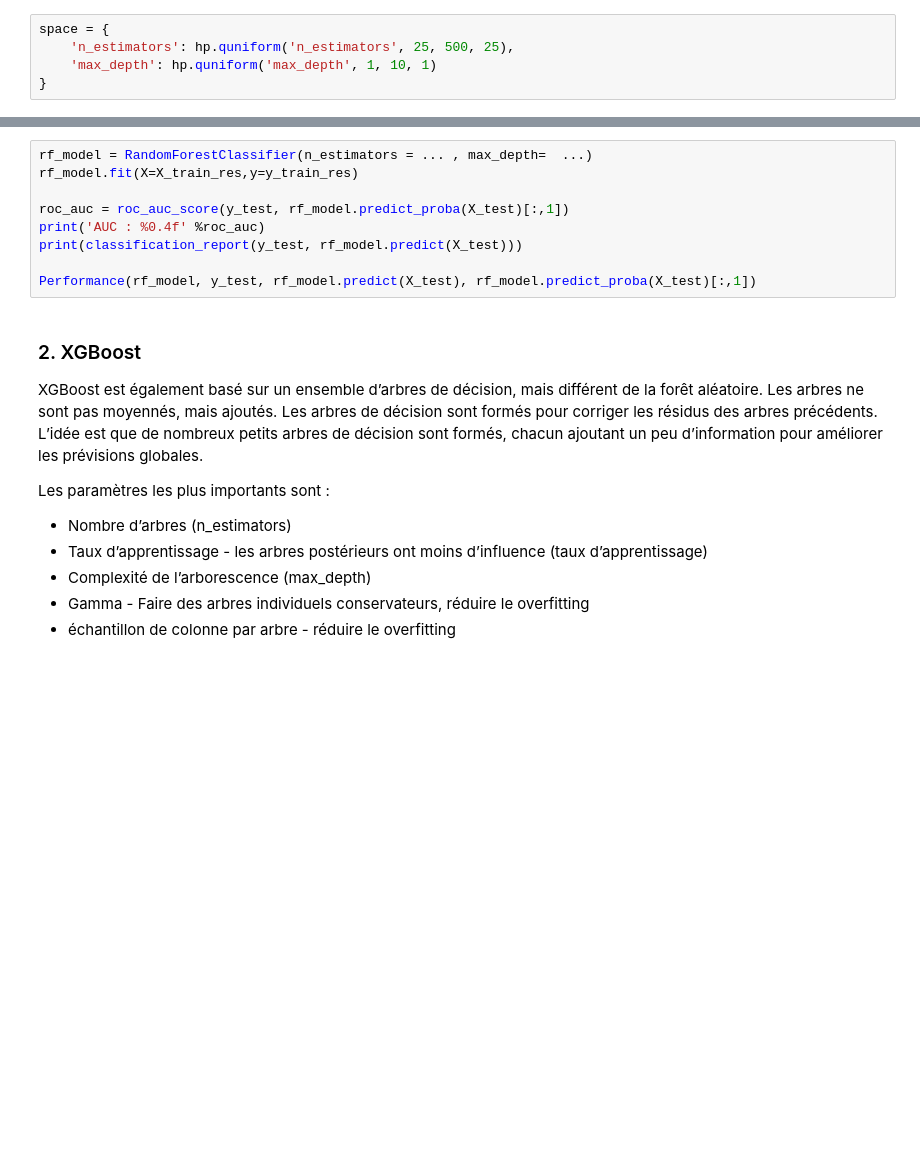
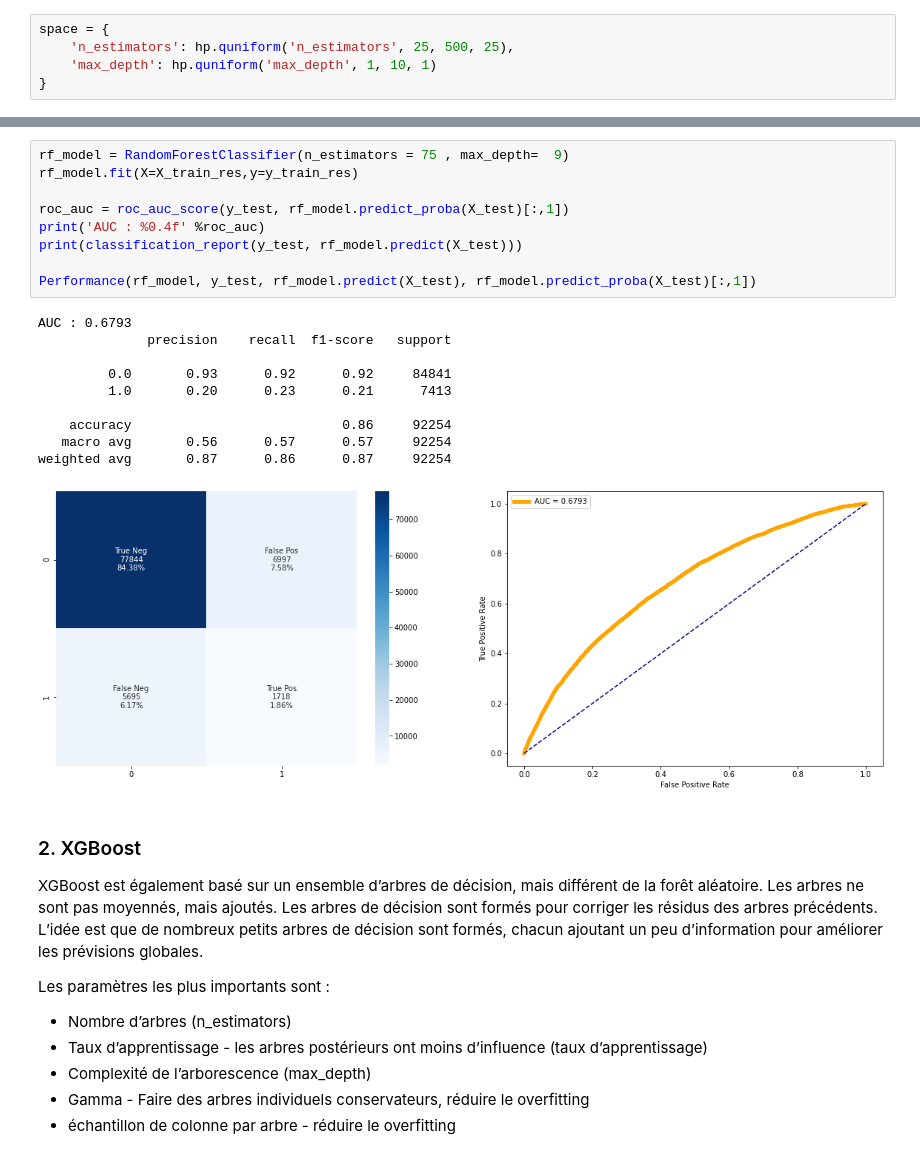
Before and after one commit to Soumaya-kh/scoring_model, a Jupyter notebook: P7_02_modelisation.ipynb, the cells around one changed output, grey strips where cells are left out. Saved outputs shown, nothing was run; the diff lists cells and outputs as text; blank space fills up the shorter version.

```diff
--- a/P7_02_modelisation.ipynb
+++ b/P7_02_modelisation.ipynb
@@ -270,12 +233,23 @@ print("Hyperopt estimated optimum {}".format(best))
 # %%
-rf_model = RandomForestClassifier(n_estimators = ... , max_depth=  ...)
+rf_model = RandomForestClassifier(n_estimators = 75 , max_depth=  9)
 rf_model.fit(X=X_train_res,y=y_train_res)
 
 roc_auc = roc_auc_score(y_test, rf_model.predict_proba(X_test)[:,1])
 print('AUC : %0.4f' %roc_auc)
 print(classification_report(y_test, rf_model.predict(X_test)))
 
 Performance(rf_model, y_test, rf_model.predict(X_test), rf_model.predict_proba(X_test)[:,1])
+# %% [output]
+AUC : 0.6793
+              precision    recall  f1-score   support
+
+         0.0       0.93      0.92      0.92     84841
+         1.0       0.20      0.23      0.21      7413
+
+    accuracy                           0.86     92254
+   macro avg       0.56      0.57      0.57     92254
+weighted avg       0.87      0.86      0.87     92254
+[figure, added]
 # %% [markdown]
 ### 2. XGBoost
 
```
Also changed, not shown: parts of 37 cells of this notebook.
